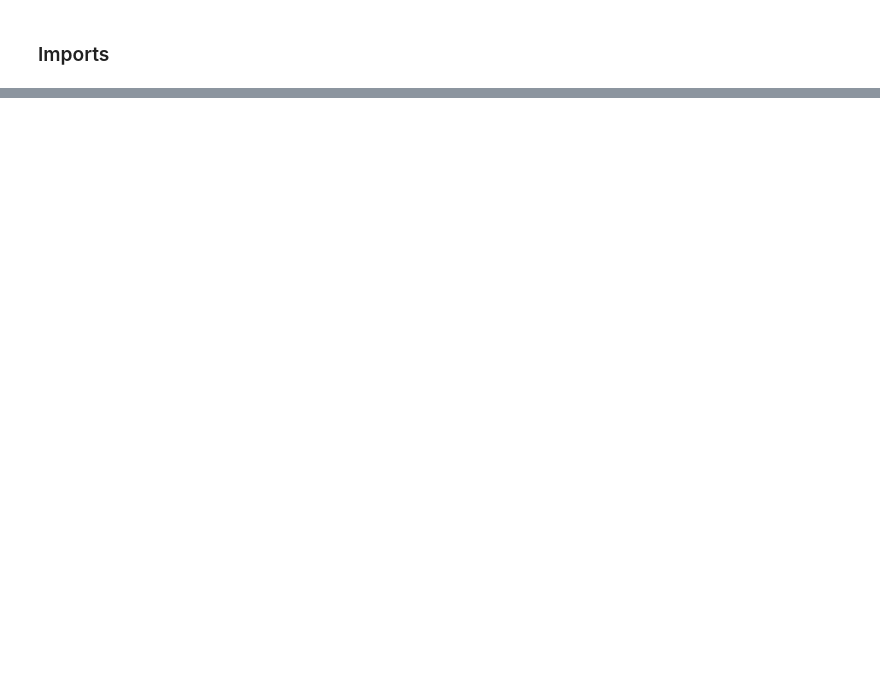
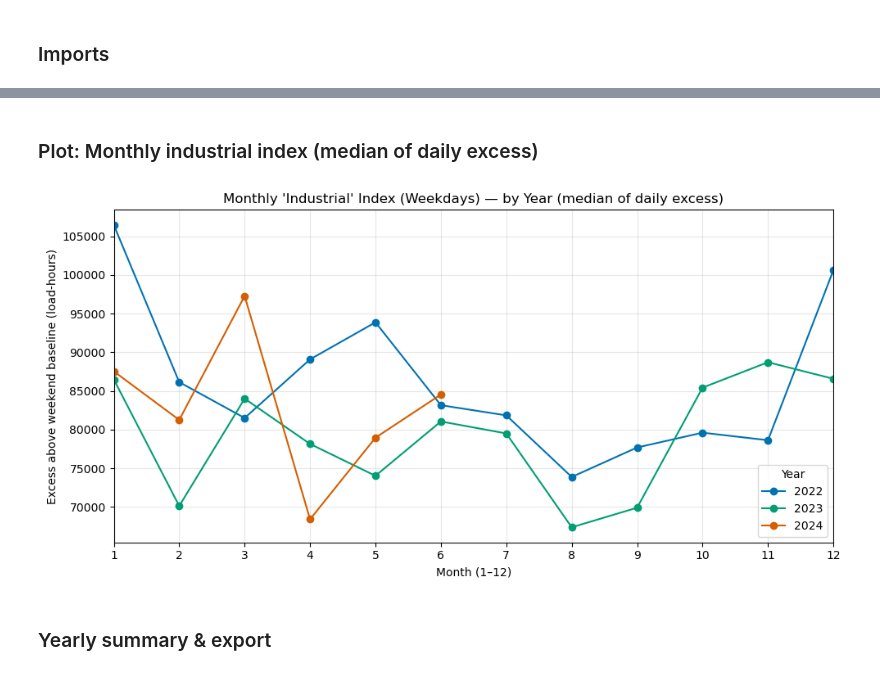
Before and after one commit to TedOiler/aoxtrade, a Jupyter notebook: task3/task3.ipynb, the cells around one changed output, grey strips where cells are left out. Drawn from its saved outputs; the diff is of its cells as text; code cells hidden in the pictures; blank space fills up the shorter version.

```diff
--- a/task3/task3.ipynb
+++ b/task3/task3.ipynb
@@ -524,0 +513,22 @@ Saved: key_numbers_summary.csv
+# %% [markdown]
+### Plot: Monthly industrial index (median of daily excess)
+# %%
+# (P2) Monthly industrial index (median of daily excess), three curves by year
+fig = plt.figure(figsize=(10,5))
+for y in sorted(mm_idx["year"].unique()):
+    sub = mm_idx.loc[mm_idx["year"] == y]
+    plt.plot(sub["month"], sub["industrial_index"], marker="o", linestyle="-", label=str(y))
+plt.title("Monthly 'Industrial' Index (Weekdays) — by Year (median of daily excess)")
+plt.xlabel("Month (1–12)")
+plt.ylabel("Excess above weekend baseline (load-hours)")
+plt.xlim(1, 12)
+plt.xticks(range(1, 13))
+plt.grid(True, alpha=0.3)
+plt.legend(title="Year")
+plt.tight_layout()
+fig.savefig("industrial_index_monthly_by_year.png", dpi=200, bbox_inches="tight")
+plt.show()
+# %% [output]
+[figure, added]
+# %% [markdown]
+### Yearly summary & export
```
Also changed, not shown: parts of 43 cells of this notebook, 50 other files.
